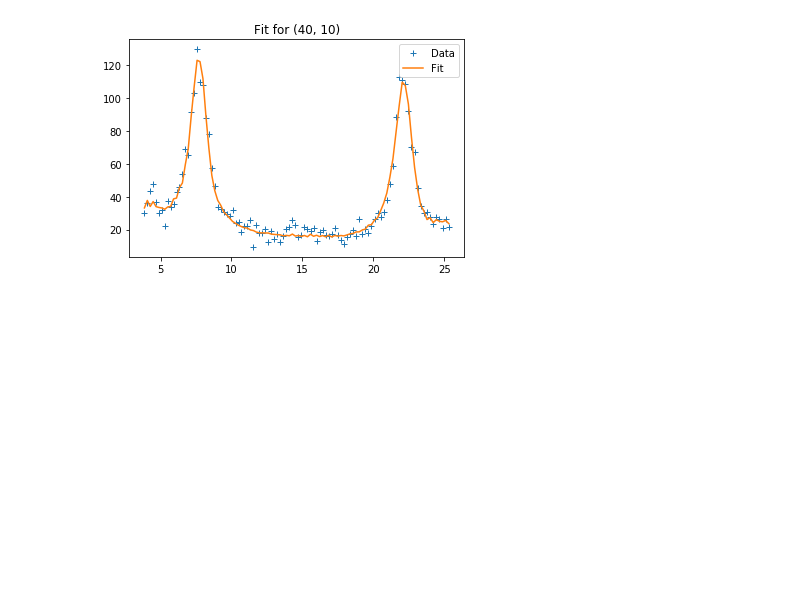
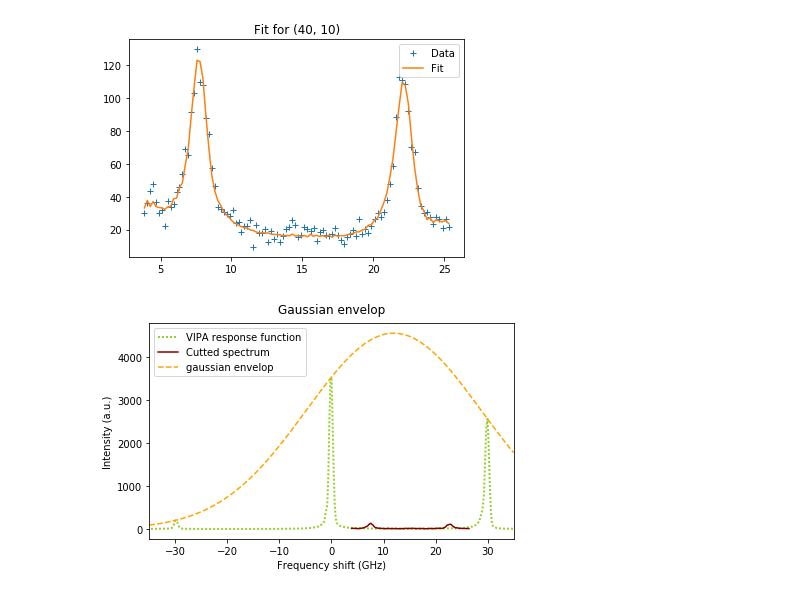
Before and after one commit to flautodipan/Python_Libraries, a Jupyter notebook: Experimentum_single.ipynb, the cells around one changed output. Drawn from its saved outputs; the diff is of its cells as text; code cells hidden in the pictures; blank space fills up the shorter version.

```diff
--- a/Experimentum_single.ipynb
+++ b/Experimentum_single.ipynb
@@ -238,3 +242,19 @@ s impiegati a fare il fit totale  4.719843202
 | StdErrs | 0.031576 | 28.038479 | 0.071301 | 130.982876 | 76.573470 | 0.014185 | 0.028628 | 0.078068 | 0.025940 | ... |
 | Initials | 0.008406 | 7.765440 | 0.186585 | 0.186585 | 1.000000 | 0.222547 | 0.056847 | 0.088001 | 0.018283 | ... |
 [figure]
+# %%
+#PLOT VIPA + SPETTRO + GAUSSIANA
+f, ax = plt.subplots()
+ax.plot(Data.x_VIPA_freq, Data.y_VIPA, label = 'VIPA response function', c = 'yellowgreen', ls = (0,(1,1)), lw=2.)
+ax.plot(Data.x_freq, Data.y, label = 'Cutted spectrum', c = 'maroon')
+ax.xaxis.set_label_text('Frequency shift (GHz)')
+ax.yaxis.set_label_text('Intensity (a.u.)')
+ax.set_title('Gaussian envelop', pad = 10)
+x = np.linspace(-35,35,1000)
+ax.plot(x, gaussian(x, *Data.p0[list(cols_gauss)].values[0]), label = 'gaussian envelop', c = 'orange', ls = 'dashed')
+ax.set_xlim(-35, 35)
+ax.legend()
+plt.tight_layout()
+f.savefig(save_path+'gauss_envelop.pdf', format = 'pdf')
+# %% [output]
+[figure, added]
```
Also changed, not shown: parts of 10 cells of this notebook, 7 other files.
